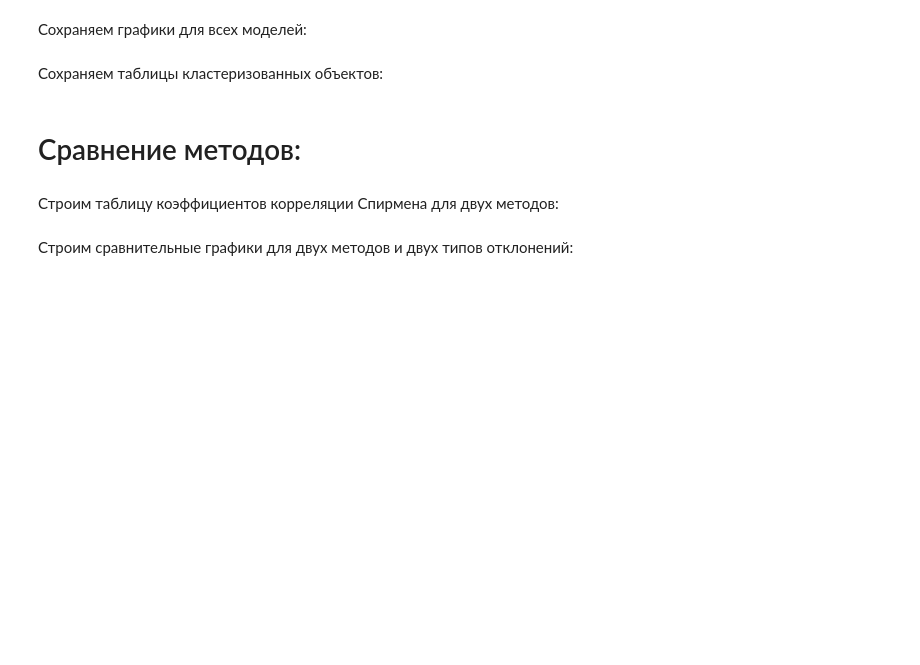
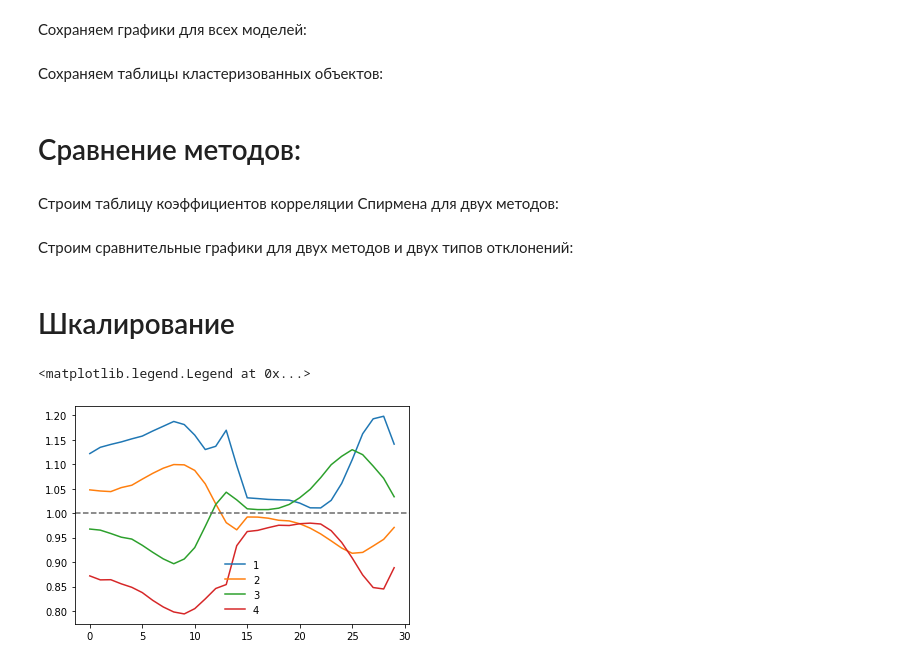
Before and after one commit to mikewellmeansme/TracheidClustering, a Jupyter notebook: playground.ipynb, the cells around one changed output. Cells and saved outputs as stored; diff of their text form; code cells hidden in the pictures; blank space fills up the shorter version.

```diff
--- a/playground.ipynb
+++ b/playground.ipynb
@@ -155,15 +155,11 @@ def get_models(data, name='Data'):
 Тут формируем массивы обучабщих выборок для обоих методов:
 # %%
 quo_data_A  = np.array(quotient_deviation_df_A.drop(['Year'], axis=1))
-diff_data_A = np.array(difference_deviation_df_A.drop(['Year'], axis=1))
 quo_data_B  = np.array(quotient_deviation_df_B)
-diff_data_B = np.array(difference_deviation_df_B)
 # %% [markdown]
 Обучаем модели для каждого метода:
 # %%
 models_quo_A, i_1, s_1 = get_models(quo_data_A, 'A quo')
-models_diff_A, i_2, s_2 = get_models(diff_data_A, 'A diff')
 models_quo_B, i_1, s_1 = get_models(quo_data_B, 'B quo')
-models_diff_B, i_2, s_2 = get_models(diff_data_B, 'B diff')
 # %% [output]
 A quo: 2, 3, 4, 5, 6, 7, 8, 9, 10, 11, 12, 13, 14, 15, done!
@@ -272,3 +308,13 @@ save_corr_plots(quotient_deviation_df_A, quotient_deviation_df_B, d_names, spear
 save_corr_plots(quotient_deviation_df_A, quotient_deviation_df_B, cwt_names, spearman_corr_df['Quotient'], 'Quotient_CWT_corr')
 save_corr_plots(difference_deviation_df_A, difference_deviation_df_B, d_names, spearman_corr_df['Difference'], 'Difference_D_corr')
 save_corr_plots(difference_deviation_df_A, difference_deviation_df_B, cwt_names, spearman_corr_df['Difference'], 'Difference_CWT_corr')
+# %% [markdown]
+# Шкалирование
+# %%
+for i in range(4):
+    plt.plot(models_quo_A[2].cluster_centers_[i],label=str(i+1))
+plt.axhline(y=1, color='dimgray', linestyle='--')
+plt.legend(frameon=False)
+# %% [output]
+<matplotlib.legend.Legend at 0x...>
+[figure, added]
```
Also changed, not shown: parts of 28 cells of this notebook, 2 other files.
